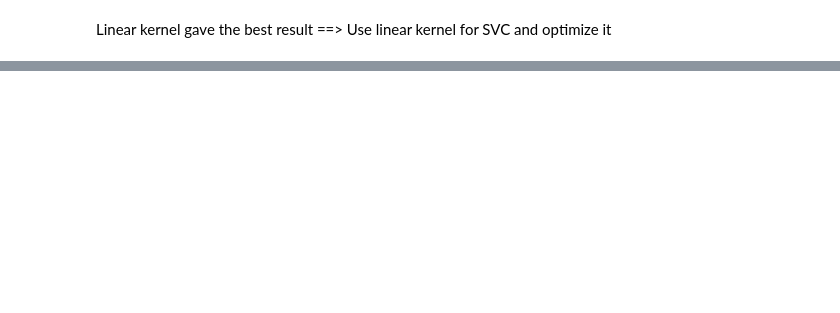
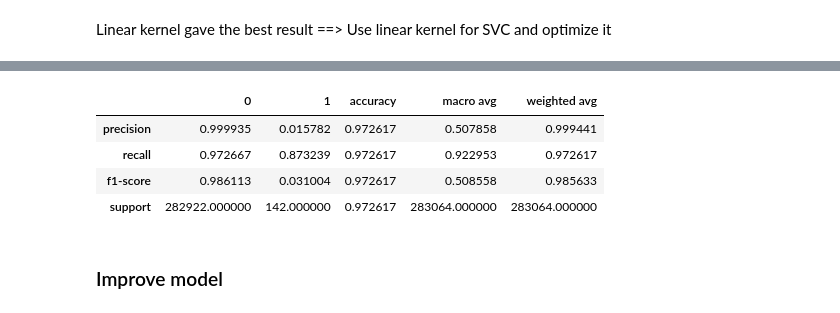
Before and after one commit to Keithsel/DAP301m-code, a Jupyter notebook: Lab_4/Lab_4_notebook.ipynb, the cells around one changed output, grey strips where cells are left out. Drawn from its saved outputs; the diff is of its cells as text; code cells hidden in the pictures; blank space fills up the shorter version.

```diff
--- a/Lab_4/Lab_4_notebook.ipynb
+++ b/Lab_4/Lab_4_notebook.ipynb
@@ -319,0 +325,3 @@ Linear kernel gave the best result ==> Use linear kernel for SVC and optimize it
+# %%
+model = svm.SVC(kernel='linear', class_weight={0: 0.6, 1: 0.4})
+model.fit(X_train, y_train)
@@ -319,0 +330,10 @@ Linear kernel gave the best result ==> Use linear kernel for SVC and optimize it
+# %%
+# Confusion matrix visualization
+y_pred = model.predict(X_test)
+conf_matrix = confusion_matrix(y_test, y_pred)
+plt.figure(figsize=(8, 6))
+sns.heatmap(conf_matrix, xticklabels=['Normal', 'Fraud'], yticklabels=['Normal', 'Fraud'], annot=True, fmt='d', cmap='Blues', cbar=False)
+plt.xlabel('Prediction')
+plt.ylabel('Actual')
+plt.title('Confusion Matrix')
+plt.show()
@@ -319,0 +342,12 @@ Linear kernel gave the best result ==> Use linear kernel for SVC and optimize it
+# %%
+class_report = classification_report(y_test, y_pred, output_dict=True)
+df_class_report = pd.DataFrame(class_report)
+df_class_report
+# %% [output]
+|  | 0 | 1 | accuracy | macro avg | weighted avg |
+| precision | 0.999935 | 0.015782 | 0.972617 | 0.507858 | 0.999441 |
+| recall | 0.972667 | 0.873239 | 0.972617 | 0.922953 | 0.972617 |
+| f1-score | 0.986113 | 0.031004 | 0.972617 | 0.508558 | 0.985633 |
+| support | 282922.000000 | 142.000000 | 0.972617 | 283064.000000 | 283064.000000 |
+# %% [markdown]
+### Improve model
```
Also changed, not shown: parts of 12 cells of this notebook.
